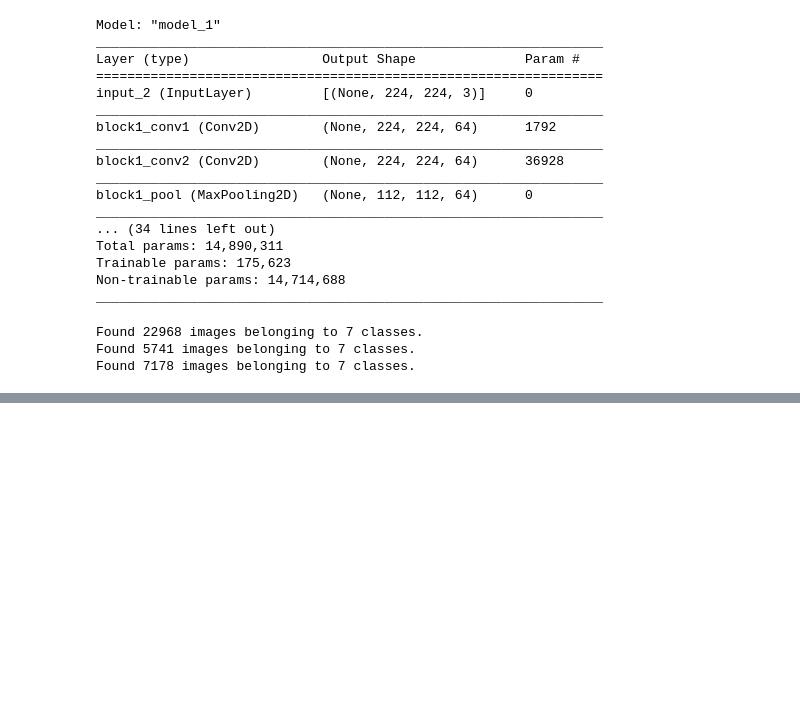
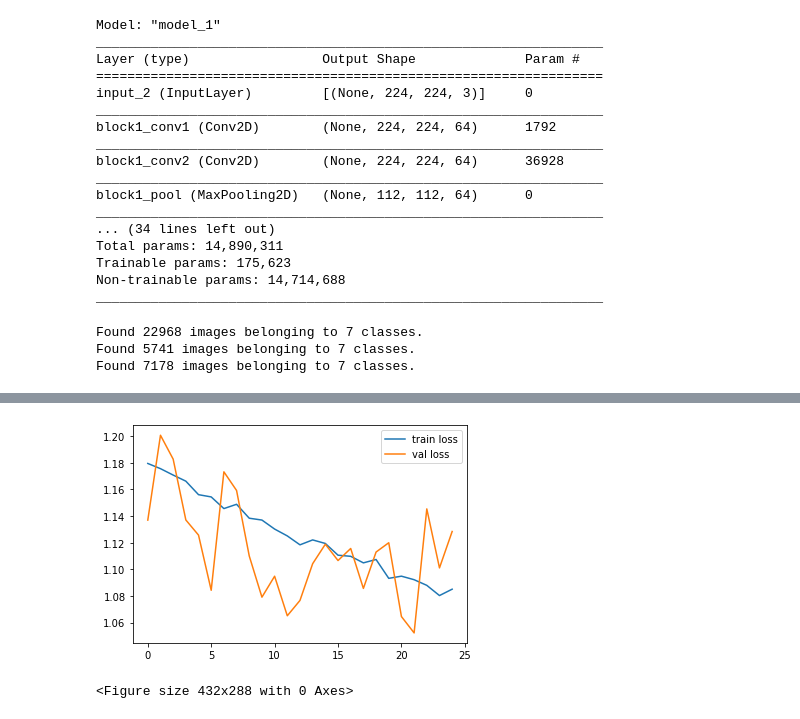
Before and after one commit to Rekha5649/emotion_based_music_recommendation, a Jupyter notebook: emotion.ipynb, the cells around one changed output, grey strips where cells are left out. Drawn from its saved outputs; the diff is of its cells as text; code cells hidden in the pictures; blank space fills up the shorter version.

Commit message:
trained model not tunned by keras

```diff
--- a/emotion.ipynb
+++ b/emotion.ipynb
@@ -469,23 +523,23 @@ def build_model():
     #block-1
     Conv2D(filters=32, kernel_size=(3,3), kernel_initializer='he_normal', activation='relu', input_shape=(48,48,1)),
     Conv2D(filters=64, kernel_size=(3,3), kernel_initializer='he_normal', activation='relu'),
-    MaxPooling2D(pool_size=(2,2), strides=(2, 2)),
-    Dropout(0.25),
+    MaxPooling2D(pool_size=(2,2)),
+    # Dropout(0.25),
     BatchNormalization(),
 
     #block-2
     Conv2D(filters=128, kernel_size=(3,3), kernel_initializer='he_normal', activation='relu'),
     Conv2D(filters=256, kernel_size=(3,3), kernel_initializer='he_normal', activation='relu'),
-    MaxPooling2D(pool_size=(2,2), strides=(2, 2)),
-    Dropout(0.25),
+    MaxPooling2D(pool_size=(2,2)),
+    # Dropout(0.25),
     BatchNormalization(),
 
 
     Flatten(),
     Dense(units=128, activation='relu'),
     Dropout(0.5),
-    Dense(units=128, activation='relu'),
-    Dropout(0.5),
+    # Dense(units=128, activation='relu'),
+    # Dropout(0.5),
 
     BatchNormalization(),
     Dense(7, activation='softmax')
@@ -500,13 +554,18 @@ cnn_model = build_model()
 nb_train_samples = 22968
 nb_validation_samples = 5741
 epochs=25
+batch_size = 64
 # %%
 history=cnn_model.fit(
                 train_dataset,
-                steps_per_epoch=nb_train_samples//64,
+                steps_per_epoch=nb_train_samples//batch_size,
                 epochs=25,
                 # callbacks=callbacks,
                 validation_data=valid_dataset,
-                validation_steps=nb_validation_samples//64)
+                validation_steps=nb_validation_samples//batch_size,
+                max_queue_size=100,
+                workers = 3 ,# (set a proper value > 1)
+                use_multiprocessing=True,
+                )
 # %% [output]
 Epoch 1/25
@@ -512,0 +588,11 @@ Epoch 1/25
+# %%
+history=cnn_model.fit(
+                train_dataset,
+                steps_per_epoch=nb_train_samples//batch_size,
+                epochs=25,
+                validation_data=valid_dataset,
+                validation_steps=nb_validation_samples//batch_size,
+                max_queue_size=100,
+                workers = 3 ,# (set a proper value > 1)
+                use_multiprocessing=True,
+                )
@@ -512,0 +617,10 @@ Epoch 1/25
+# %%
+# loss
+plt.plot(history.history['loss'], label='train loss')
+plt.plot(history.history['val_loss'], label='val loss')
+plt.legend()
+plt.show()
+plt.savefig('LossVal_loss')
+# %% [output]
+[figure, added]
+<Figure size 432x288 with 0 Axes>
```
Also changed, not shown: parts of 17 cells of this notebook.
